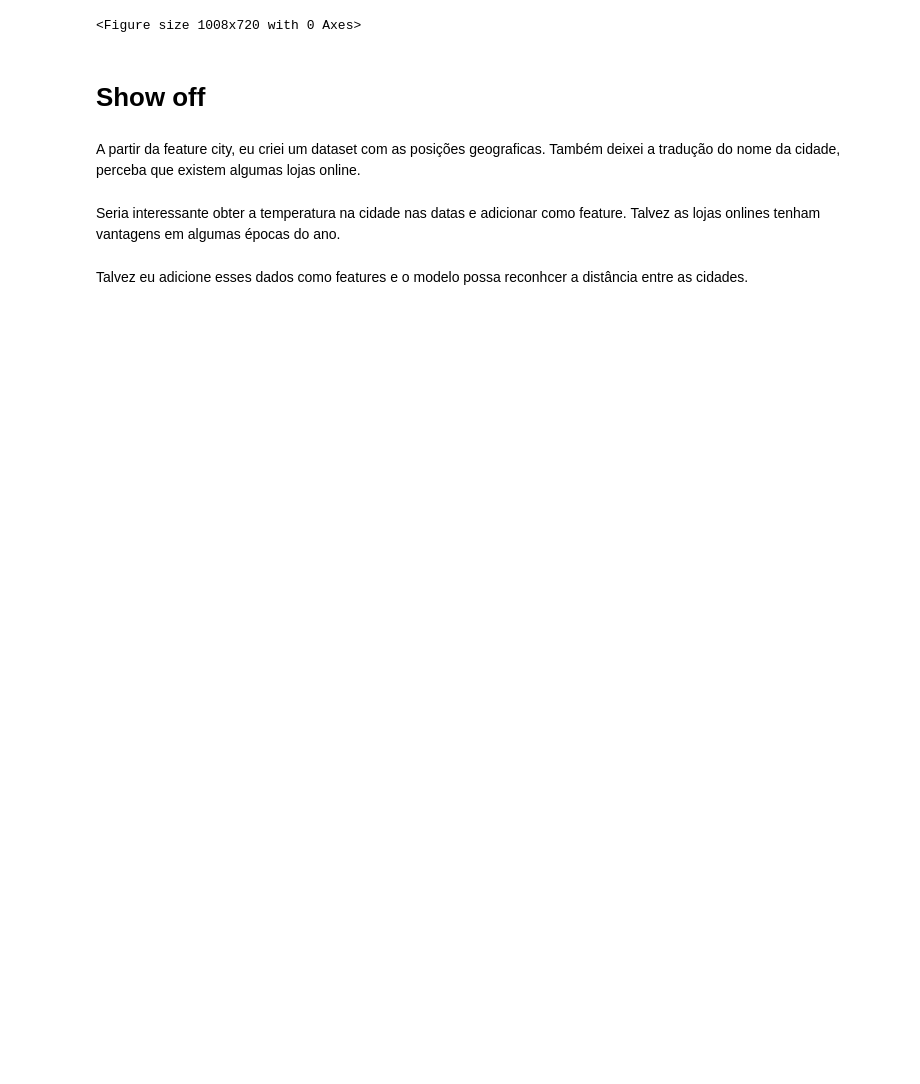
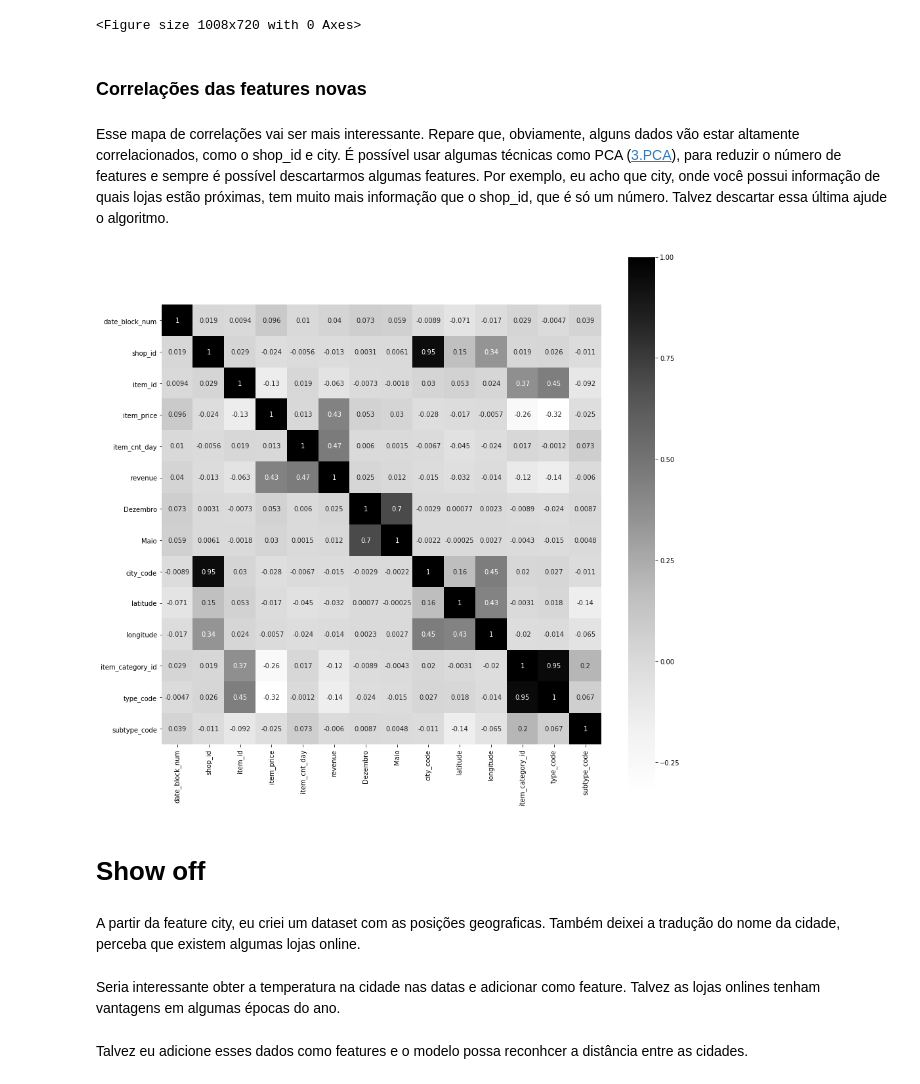
Before and after one commit to RGivisiez/Adv_ML, a Jupyter notebook: 1. EDA.ipynb, the cells around one changed output. Cells and saved outputs as stored; diff of their text form; code cells hidden in the pictures; blank space fills up the shorter version.

```diff
--- a/1. EDA.ipynb
+++ b/1. EDA.ipynb
@@ -732,6 +749,17 @@ iplot(fig, filename='basic-scatter')
 # %% [output]
 [interactive output not drawn]
 <Figure size 1008x720 with 0 Axes>
+# %% [markdown]
+### <a name="new_corr"></a>Correlações das features novas
+# %% [markdown]
+Esse mapa de correlações vai ser mais interessante. Repare que, obviamente, alguns dados vão estar altamente correlacionados, como o shop_id e city. É possível usar algumas técnicas como PCA ([3.PCA](3.%20PCA.ipynb)), para reduzir o número de features e sempre é possível descartarmos algumas features. Por exemplo, eu acho que city, onde você possui informação de quais lojas estão próximas, tem muito mais informação que o shop_id, que é só um número. Talvez descartar essa última ajude o algoritmo.
+# %%
+correlation = df_clean.corr()
+plt.figure(figsize=(15,15))
+sns.heatmap(correlation, vmax=1, square=True,annot=True, cmap='Greys')
+plt.show()
+# %% [output]
+[figure, added]
 # %% [markdown]
 # Show off
 # %% [markdown]
```
Also changed, not shown: parts of 17 cells of this notebook, 1 other file.
